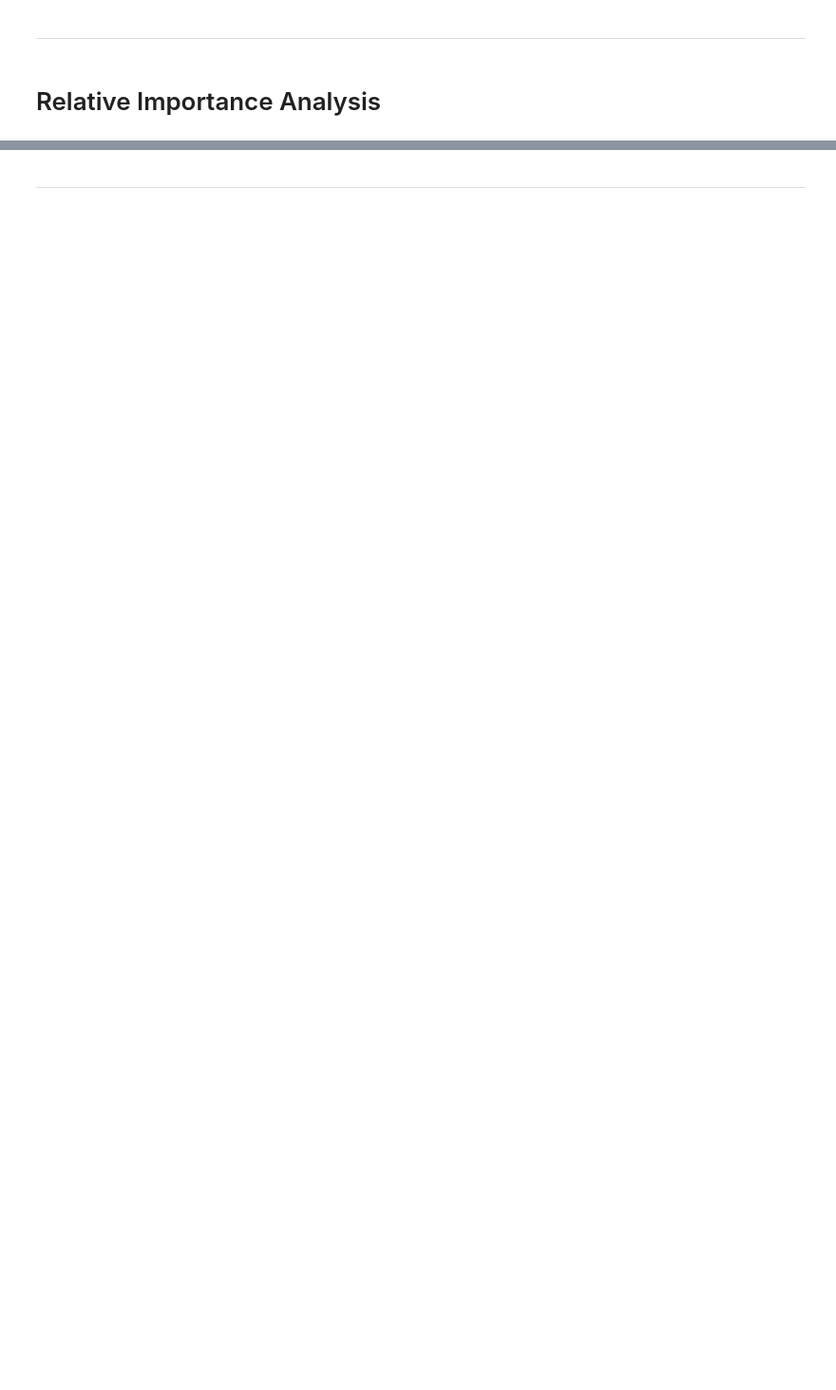
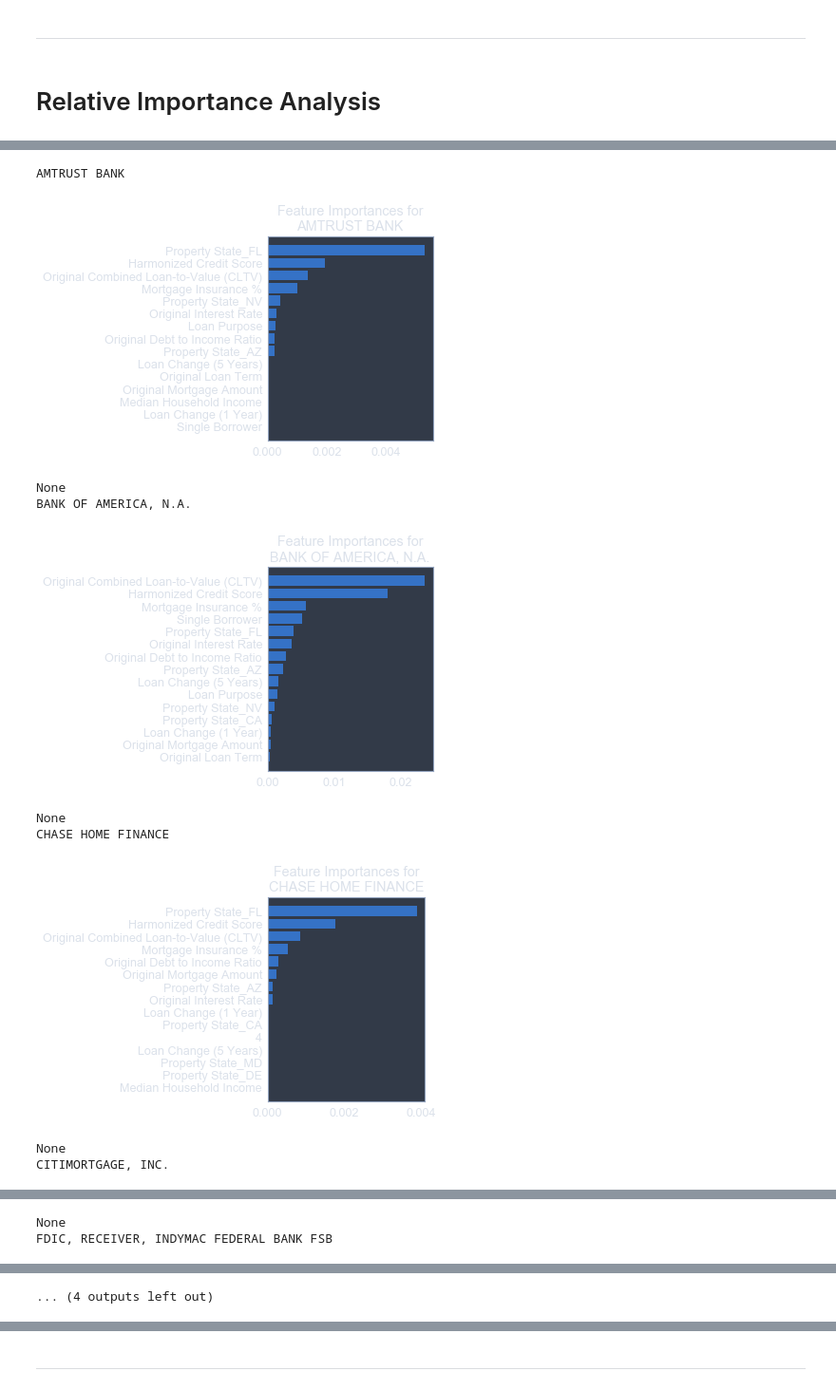
Before and after one commit to Siebelm/Home, a Jupyter notebook: Fannie_Mae/Scripts/Model_Selection.ipynb, the cells around one changed output, grey strips where cells are left out. Shown at 95% size. Cells and saved outputs as stored; diff of their text form; code cells hidden in the pictures; blank space fills up the shorter version.

```diff
--- a/Fannie_Mae/Scripts/Model_Selection.ipynb
+++ b/Fannie_Mae/Scripts/Model_Selection.ipynb
@@ -113,12 +270,23 @@ file_to_store.close()
 # %%
 # Relative importance for weighted classes
 rel_imp_wgt = {}
 for bank_str in np.unique(df['Bank']):
     print(bank_str)
-    rel_imp_bal[bank_str] = relative_importance(X_train, y_train, bank_str, sample='wgt')
-    print(rel_imp_bal[bank_str])
+    rel_imp_bal[bank_str] = relative_importance(Banks_X[bank_str], Banks_y[bank_str],
+                                                bank_str = bank_str, method='wgt')
 
 # Save final dictionary
-file_to_store = open("..\Data\rel_imp_wgt.pickle", "wb")
+file_to_store = open("rel_imp_wgt.pickle", "wb")
 pickle.dump(rel_imp_wgt, file_to_store)
 file_to_store.close()
+# %% [output]
+AMTRUST BANK
+[figure, added]
+None
+BANK OF AMERICA, N.A.
+[figure, added]
+None
+CHASE HOME FINANCE
+[figure, added]
+None
+CITIMORTGAGE, INC.
@@ -124,0 +294,2 @@ file_to_store.close()
+None
+FDIC, RECEIVER, INDYMAC FEDERAL BANK FSB
@@ -125,3 +300,4 @@ file_to_store.close()
+... (4 outputs left out)
 # %%
 # Relative importance for unbalanced classes
 rel_imp_unbal = {}
```
Also changed, not shown: parts of 15 cells of this notebook, 4 other files.
